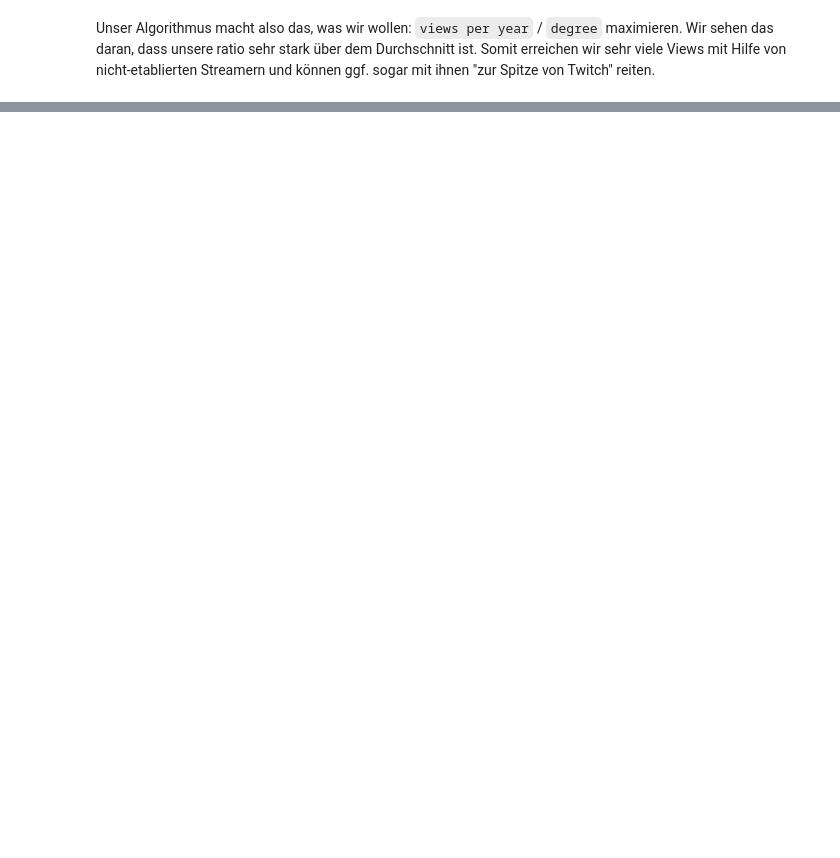
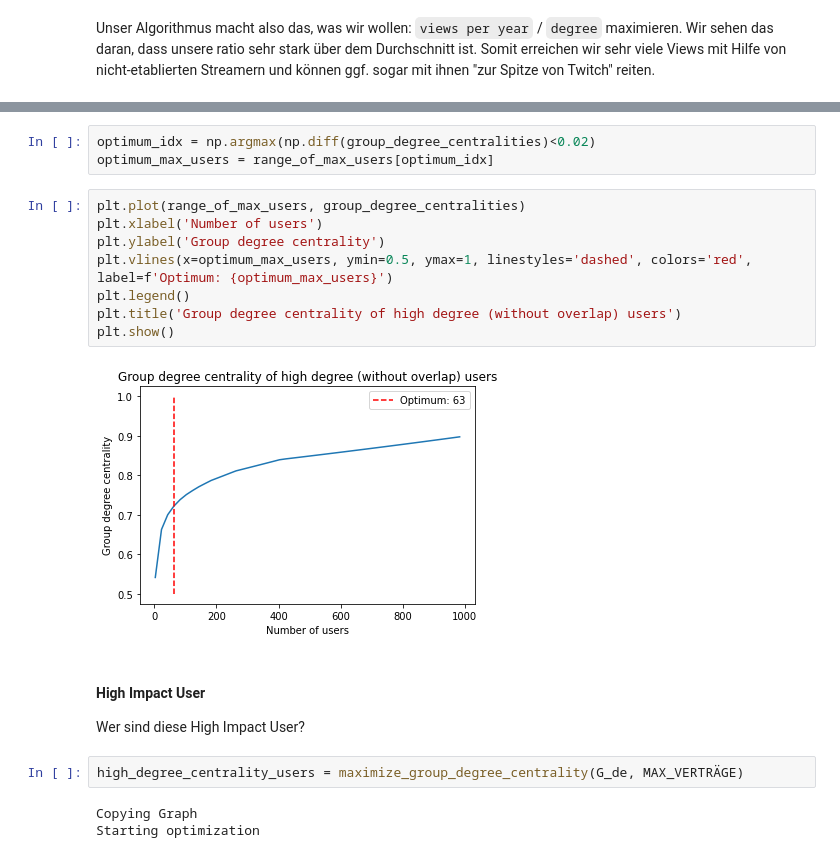
Before and after one commit to kenfus/SAN, a Jupyter notebook: main.ipynb, the cells around one changed output, grey strips where cells are left out. Cells and saved outputs as stored; diff of their text form; blank space fills up the shorter version.

```diff
--- a/main.ipynb
+++ b/main.ipynb
@@ -665,0 +807,21 @@ Unser Algorithmus macht also das, was wir wollen: `views per year` / `degree` ma
+# %%
+optimum_idx = np.argmax(np.diff(group_degree_centralities)<0.02)
+optimum_max_users = range_of_max_users[optimum_idx]
+# %%
+plt.plot(range_of_max_users, group_degree_centralities)
+plt.xlabel('Number of users')
+plt.ylabel('Group degree centrality')
+plt.vlines(x=optimum_max_users, ymin=0.5, ymax=1, linestyles='dashed', colors='red', label=f'Optimum: {optimum_max_users}')
+plt.legend()
+plt.title('Group degree centrality of high degree (without overlap) users')
+plt.show()
+# %% [output]
+[figure, added]
+# %% [markdown]
+#### High Impact User
+Wer sind diese High Impact User?
+# %%
+high_degree_centrality_users = maximize_group_degree_centrality(G_de, MAX_VERTRÄGE)
+# %% [output]
+Copying Graph
+Starting optimization
```
Also changed, not shown: parts of 44 cells of this notebook.
